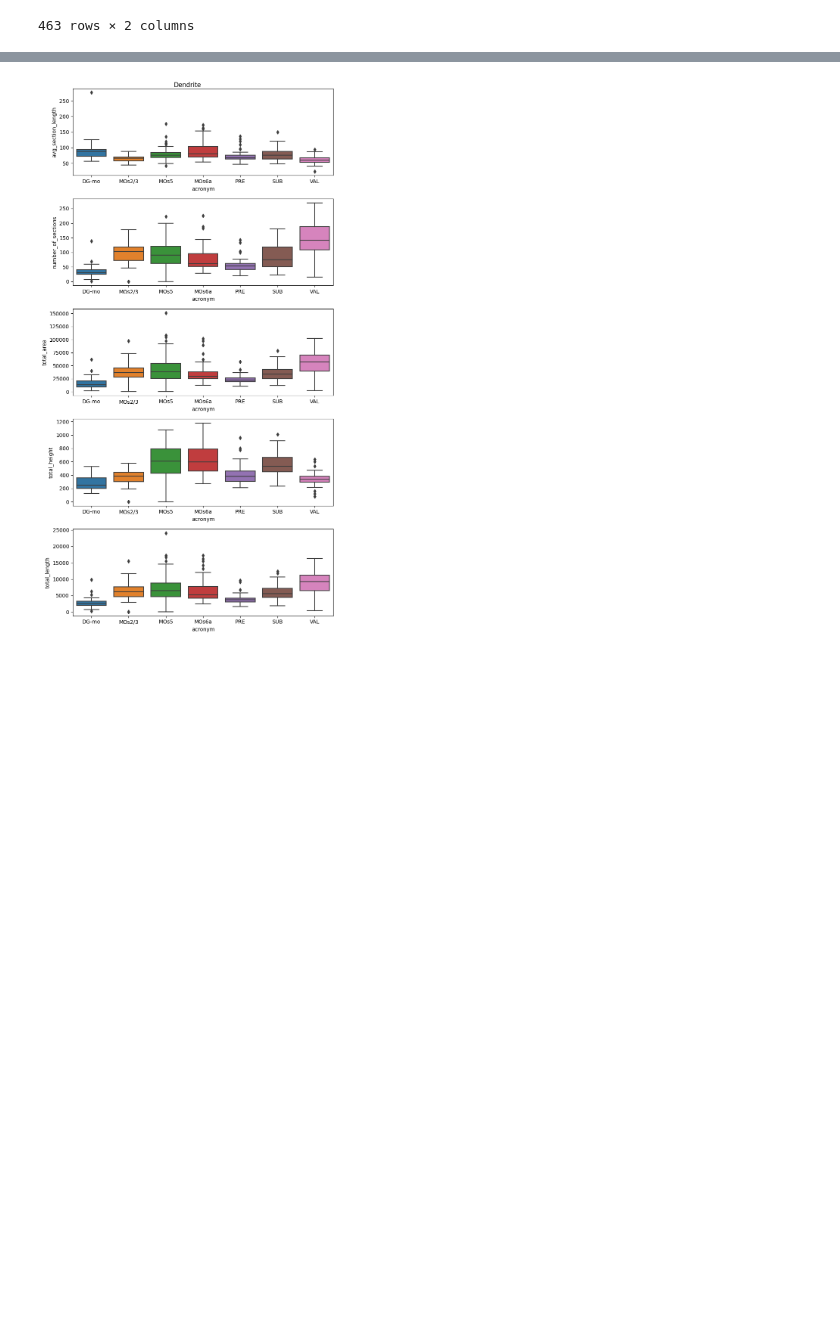
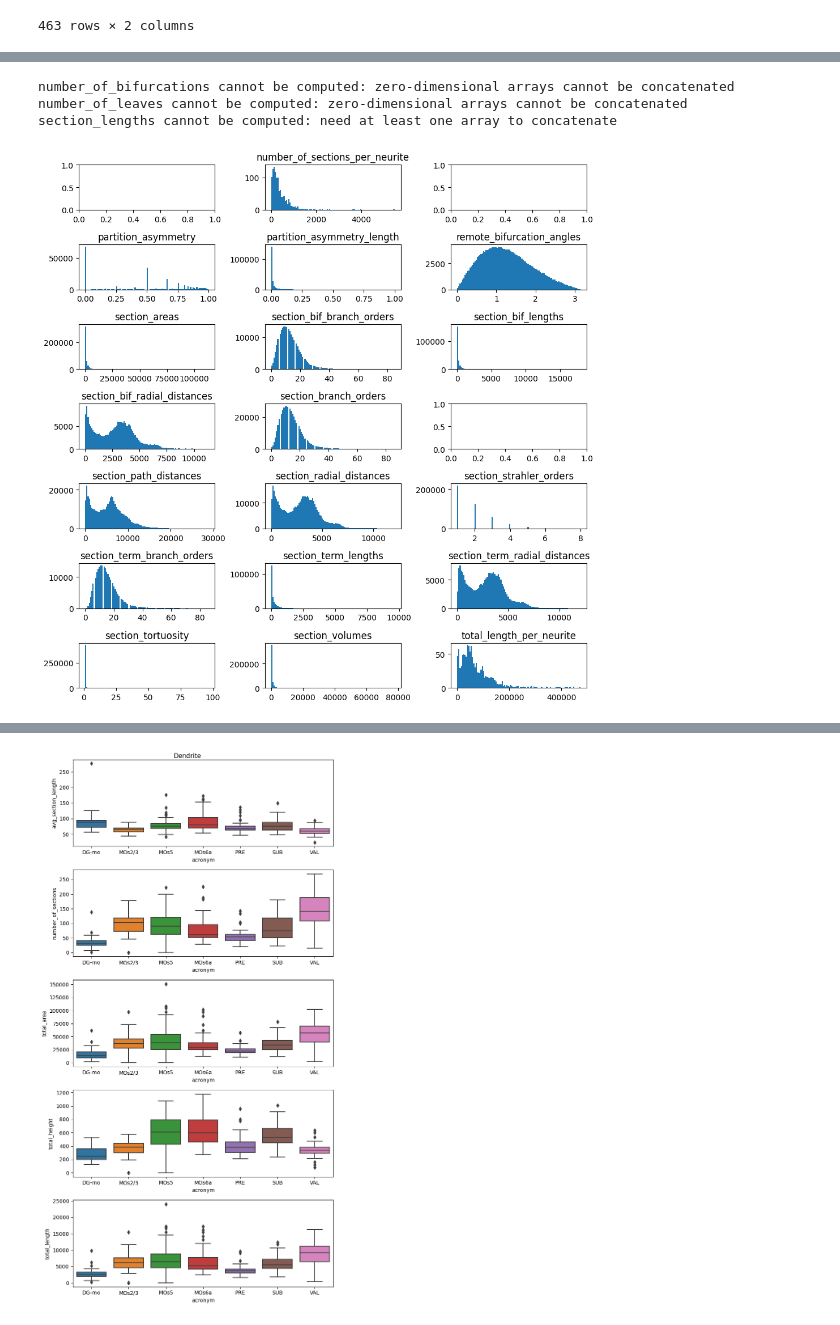
Before and after one commit to LeonardoPollina/MMN_Project, a Jupyter notebook: Scripts/morph_features.ipynb, the cells around one changed output, grey strips where cells are left out. Drawn from its saved outputs; the diff is of its cells as text; code cells hidden in the pictures; blank space fills up the shorter version.

```diff
--- a/Scripts/morph_features.ipynb
+++ b/Scripts/morph_features.ipynb
@@ -219,0 +269,18 @@ df_per_norph
+# %%
+f= plt.subplots(7,3,figsize=(10,10))
+idx = 1
+for feature in FEATURES:
+    for j in ['axon']:
+        plt.subplot(7,3,idx)
+        try:
+            _=plt.hist(np.concatenate(df_per_norph.loc[(df_per_norph.feature_name==feature) & (df_per_norph['loc']==j)].feature_val.values),bins=100)
+            plt.title(feature)
+        except Exception as e:
+            print(f'{feature} cannot be computed: {str(e)}')
+        idx+=1
+plt.tight_layout()
+# %% [output]
+number_of_bifurcations cannot be computed: zero-dimensional arrays cannot be concatenated
+number_of_leaves cannot be computed: zero-dimensional arrays cannot be concatenated
+section_lengths cannot be computed: need at least one array to concatenate
+[figure, added]
```
Also changed, not shown: parts of 12 cells of this notebook, 3 other files.
